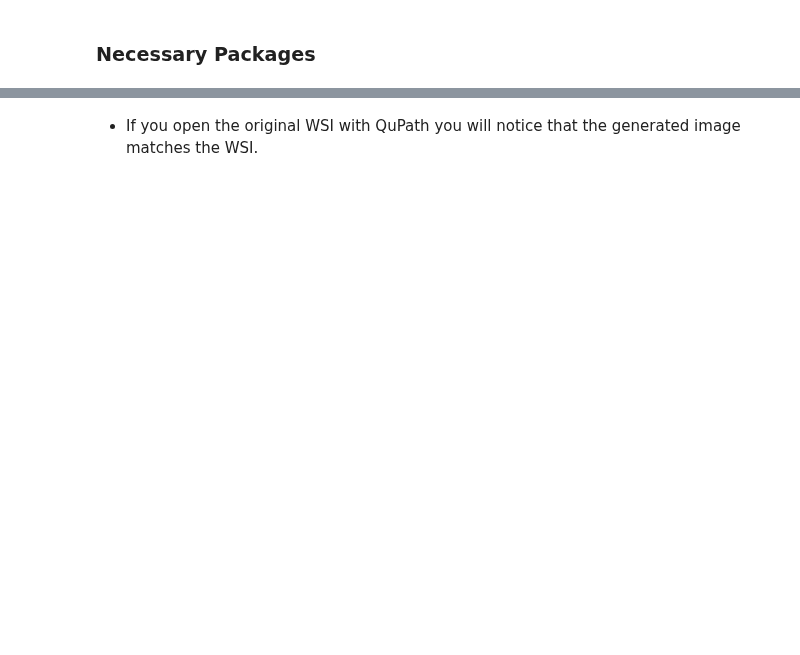
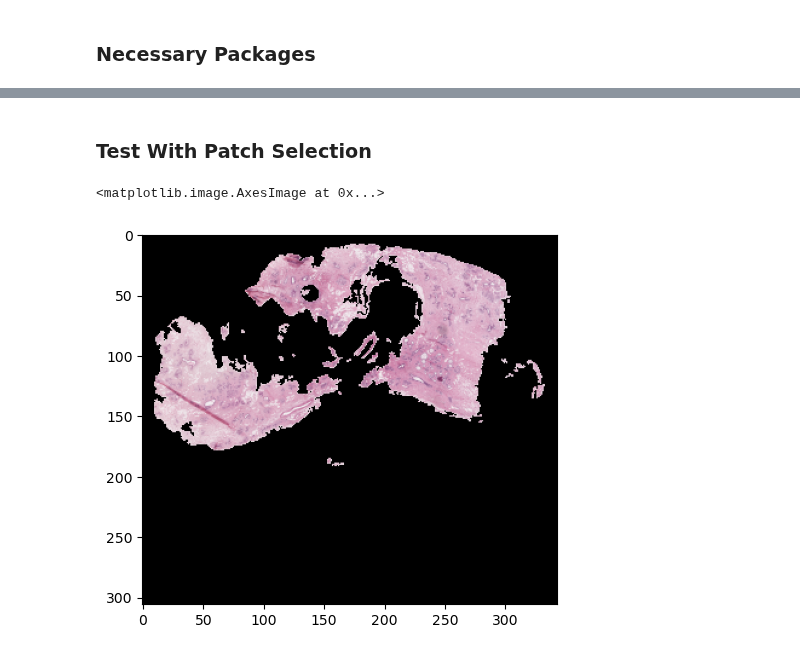
Before and after one commit to Devnetly/Breast-Cancer-Classification, a Jupyter notebook: notebooks/demonstrations/patches_loading.ipynb, the cells around one changed output, grey strips where cells are left out. Cells and saved outputs as stored; diff of their text form; code cells hidden in the pictures; blank space fills up the shorter version.

```diff
--- a/notebooks/demonstrations/patches_loading.ipynb
+++ b/notebooks/demonstrations/patches_loading.ipynb
@@ -89,2 +78,18 @@ plt.imshow(resized_image)
-# %% [markdown]
-- If you open the original WSI with QuPath you will notice that the generated image matches the WSI.
+# %% [markdown]
+### Test With Patch Selection
+# %%
+dataset = WSIDataset(
+    wsi_path=WSI_PATH,
+    patch_size=PATCH_SIZE,
+    coords_path=COORDS_PATH,
+    transform=transform,
+)
+# %%
+dataloader = DataLoader(dataset=dataset,batch_size=BATCH_SIZE,num_workers=NUM_WORKERS,prefetch_factor=PREFETCH_FACTOR)
+# %%
+resized_image = resize(loader=dataloader)
+# %%
+plt.imshow(resized_image)
+# %% [output]
+<matplotlib.image.AxesImage at 0x...>
+[figure, added]
```
Also changed, not shown: parts of 21 cells of this notebook, 8 other files.
